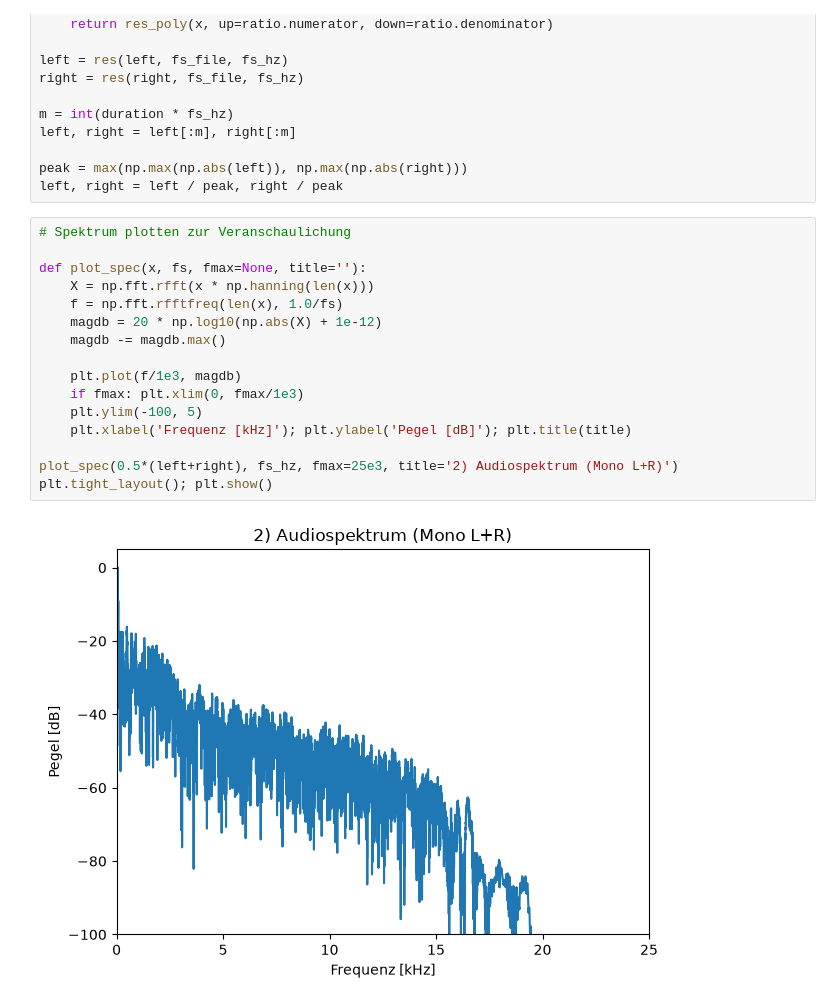
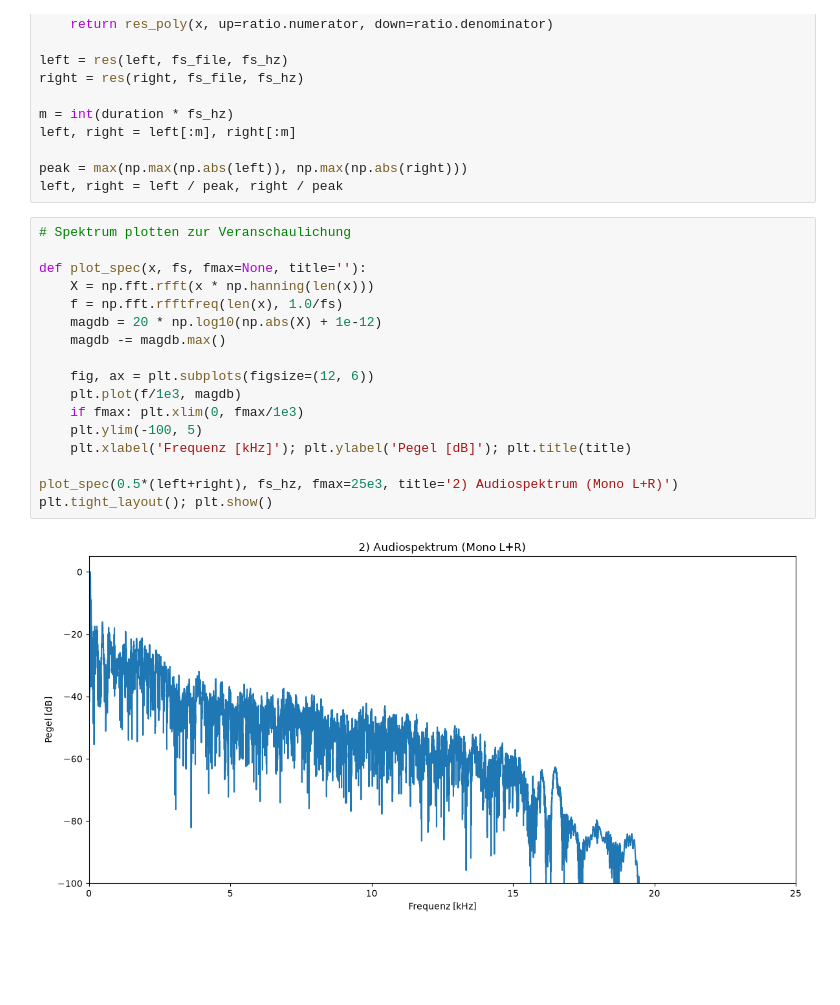
Before and after one commit to Grcmn/IQ-SignalData, a Jupyter notebook: sender_empfaenger/fm_mp3.ipynb, the cells around one changed output. Cells and saved outputs as stored; diff of their text form; blank space fills up the shorter version.

```diff
--- a/sender_empfaenger/fm_mp3.ipynb
+++ b/sender_empfaenger/fm_mp3.ipynb
@@ -64,18 +64,19 @@ left, right = left / peak, right / peak
 # %%
 # Spektrum plotten zur Veranschaulichung
 
 def plot_spec(x, fs, fmax=None, title=''):
     X = np.fft.rfft(x * np.hanning(len(x)))
     f = np.fft.rfftfreq(len(x), 1.0/fs)
     magdb = 20 * np.log10(np.abs(X) + 1e-12)
     magdb -= magdb.max()
 
+    fig, ax = plt.subplots(figsize=(12, 6))
     plt.plot(f/1e3, magdb)
     if fmax: plt.xlim(0, fmax/1e3)
     plt.ylim(-100, 5)
     plt.xlabel('Frequenz [kHz]'); plt.ylabel('Pegel [dB]'); plt.title(title)
 
 plot_spec(0.5*(left+right), fs_hz, fmax=25e3, title='2) Audiospektrum (Mono L+R)')
 plt.tight_layout(); plt.show()
 # %% [output]
-[figure, old version]
+[figure, new version]
```
Also changed, not shown: parts of 4 cells of this notebook.
